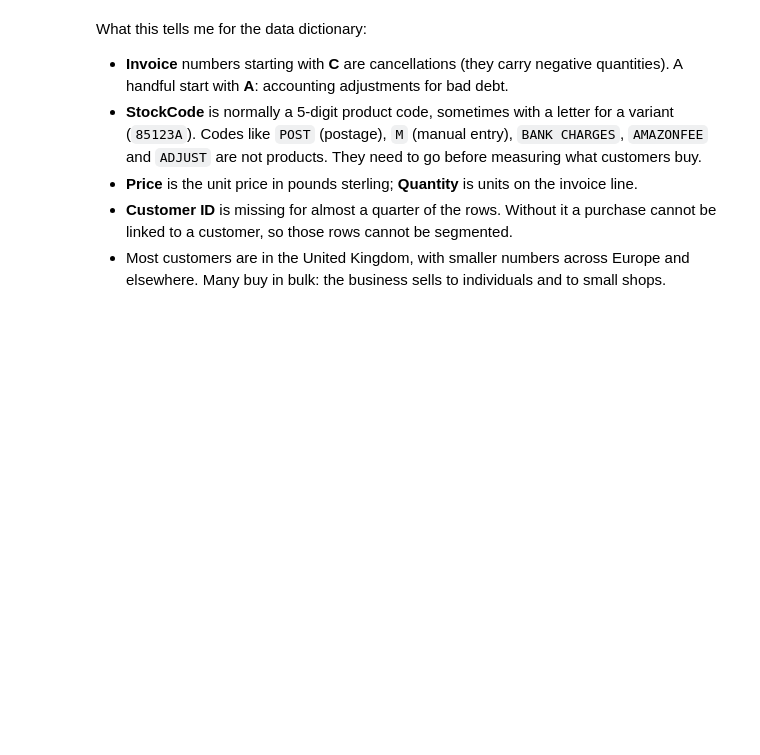
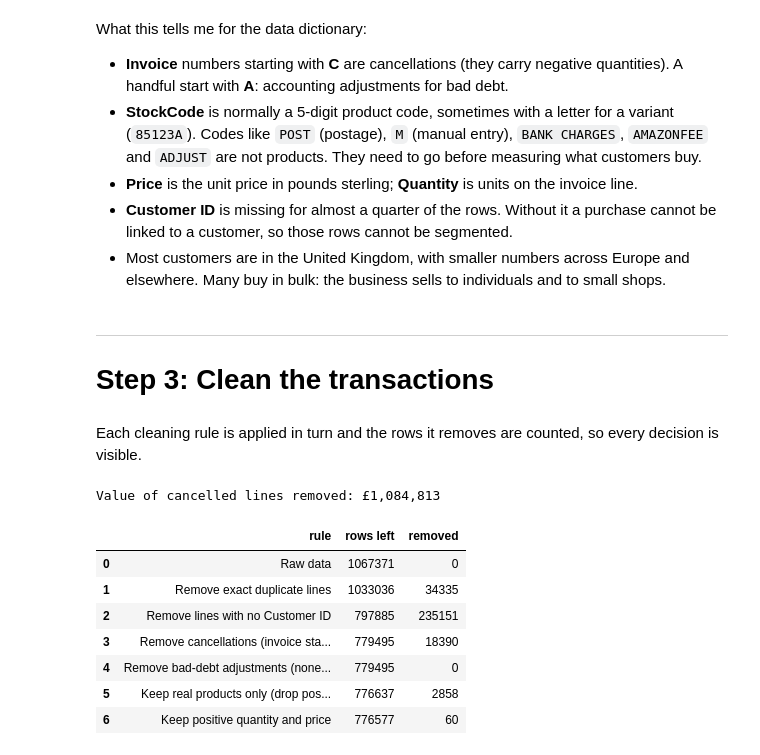
Before and after one commit to vusumuzinkosi/customer-segmentation-rfm, a Jupyter notebook: notebooks/01_clean.ipynb, the cells around one changed output. Cells and saved outputs as stored; diff of their text form; code cells hidden in the pictures; blank space fills up the shorter version.

```diff
--- a/notebooks/01_clean.ipynb
+++ b/notebooks/01_clean.ipynb
@@ -111,3 +111,6 @@ What this tells me for the data dictionary:
 - **Price** is the unit price in pounds sterling; **Quantity** is units on the invoice line.
 - **Customer ID** is missing for almost a quarter of the rows. Without it a purchase cannot be linked to a customer, so those rows cannot be segmented.
 - Most customers are in the United Kingdom, with smaller numbers across Europe and elsewhere. Many buy in bulk: the business sells to individuals and to small shops.
+# %% [markdown]
+---
+# Step 3: Clean the transactions
@@ -113,0 +133,32 @@ What this tells me for the data dictionary:
+# %% [markdown]
+Each cleaning rule is applied in turn and the rows it removes are counted, so every decision is visible.
+# %%
+log = []
+def step(frame, label):
+    log.append({"rule": label, "rows left": len(frame)})
+    return frame
+
+df = step(tx, "Raw data")
+df = step(df.drop_duplicates(), "Remove exact duplicate lines")
+df = step(df.dropna(subset=["Customer ID"]), "Remove lines with no Customer ID")
+cancel = df.Invoice.astype(str).str.startswith("C")
+cancelled_value = (df.loc[cancel, "Quantity"] * df.loc[cancel, "Price"]).sum()
+df = step(df[~cancel], "Remove cancellations (invoice starts with C)")
+df = step(df[~df.Invoice.astype(str).str.startswith("A")], "Remove bad-debt adjustments (none left: no Customer ID)")
+df = step(df[df.StockCode.astype(str).str.match(r"^\d{5}")], "Keep real products only (drop postage, fees, manual lines)")
+df = step(df[(df.Quantity > 0) & (df.Price > 0)], "Keep positive quantity and price")
+
+steps_table = pd.DataFrame(log)
+steps_table["removed"] = -steps_table["rows left"].diff().fillna(0).astype(int)
+print(f"Value of cancelled lines removed: £{abs(cancelled_value):,.0f}")
+steps_table
+# %% [output]
+Value of cancelled lines removed: £1,084,813
+|  | rule | rows left | removed |
+| 0 | Raw data | 1067371 | 0 |
+| 1 | Remove exact duplicate lines | 1033036 | 34335 |
+| 2 | Remove lines with no Customer ID | 797885 | 235151 |
+| 3 | Remove cancellations (invoice sta... | 779495 | 18390 |
+| 4 | Remove bad-debt adjustments (none... | 779495 | 0 |
+| 5 | Keep real products only (drop pos... | 776637 | 2858 |
+| 6 | Keep positive quantity and price | 776577 | 60 |
```
Also changed, not shown: parts of 9 cells of this notebook, 2 other files.
